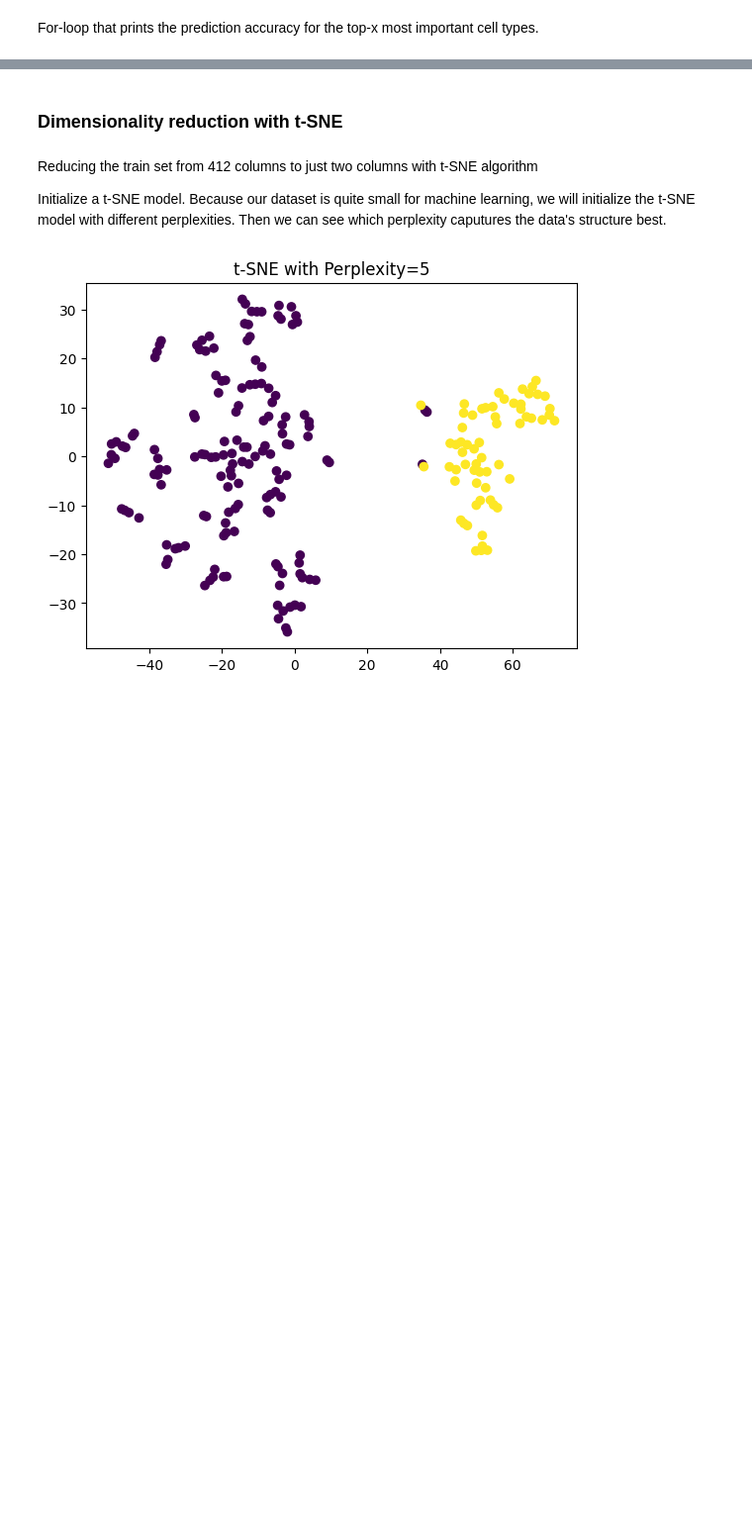
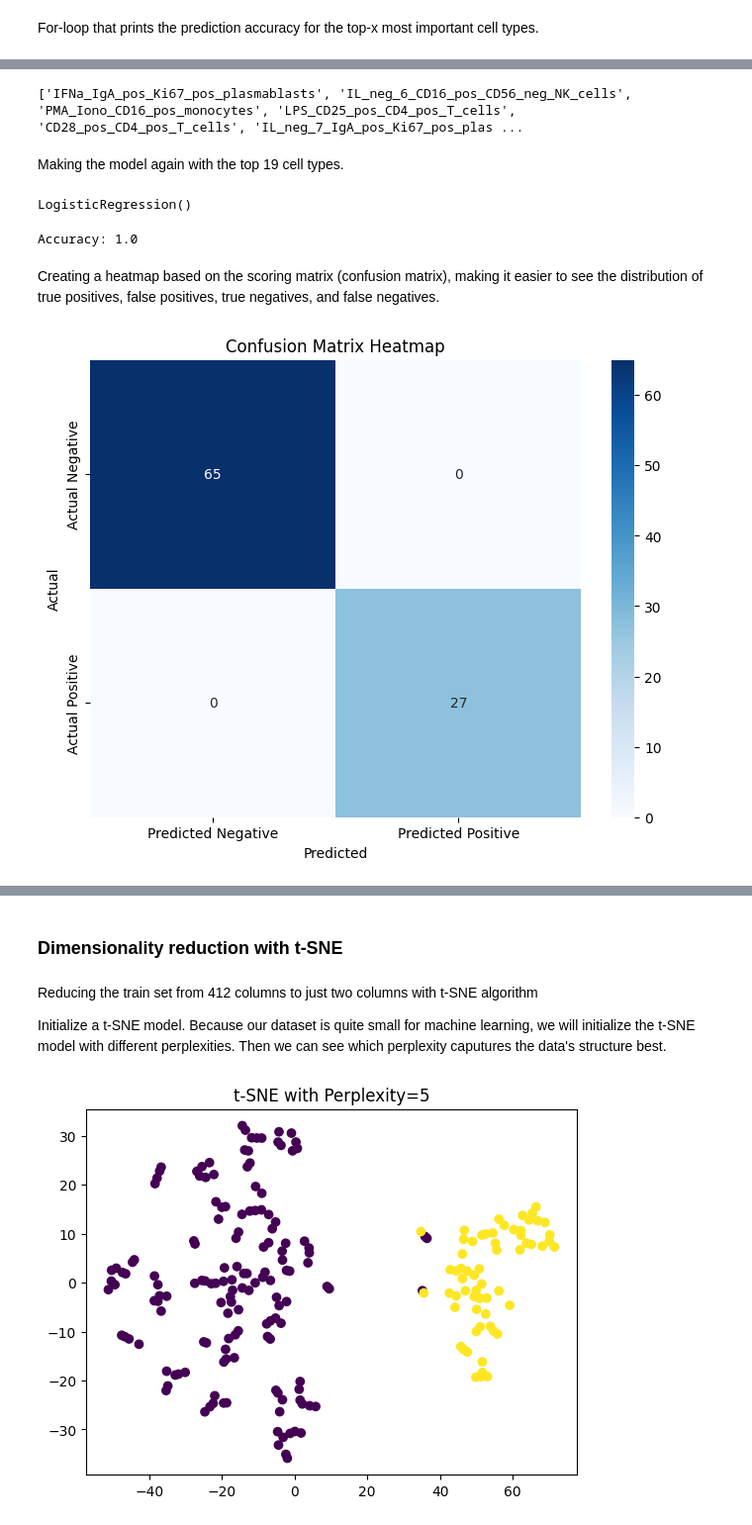
Before and after one commit to Mathis1012/Group-Project-Data, a Jupyter notebook: machine-learning-lsa.ipynb, the cells around one changed output, grey strips where cells are left out. Shown: that part at 99% size. Cells and saved outputs as stored; diff of their text form; code cells hidden in the pictures; blank space fills up the shorter version.

Commit message:
Kaggle Notebook | Machine learning LSA | Version4_Heatmaps_CorrectionSorting

```diff
--- a/machine-learning-lsa.ipynb
+++ b/machine-learning-lsa.ipynb
@@ -501,7 +501,7 @@ The accuracy is again 1.0. One reason can again be the class imbalance of the da
 # %% [markdown]
 For-loop that prints the prediction accuracy for the top-x most important cell types.
 # %%
-for s in range(2,50):
+for s in range(1,50):
     attribute = model_parameters.head(s)["attribute"]
     cls_std.fit(X_train_std[attribute], y_train)
     print("Accuracy: {}".format(cls_std.score(X_test_std[attribute],y_test)))
@@ -533,0 +532,36 @@ print(selected_attributes[0:14])
+# %%
+TOP_19_cells = selected_attributes[0:19]
+print(TOP_19_cells)
+# %% [output]
+['IFNa_IgA_pos_Ki67_pos_plasmablasts', 'IL_neg_6_CD16_pos_CD56_neg_NK_cells', 'PMA_Iono_CD16_pos_monocytes', 'LPS_CD25_pos_CD4_pos_T_cells', 'CD28_pos_CD4_pos_T_cells', 'IL_neg_7_IgA_pos_Ki67_pos_plas ...
+# %% [markdown]
+Making the model again with the top 19 cell types.
+# %%
+cls_std.fit(X_train_std[TOP_19_cells],y_train)
+# %% [output]
+LogisticRegression()
+# %%
+print("Accuracy: {}".format(cls_std.score(X_test_std[TOP_19_cells],y_test)))
+# %% [output]
+Accuracy: 1.0
+# %% [markdown]
+Creating a heatmap based on the scoring matrix (confusion matrix), making it easier to see the distribution of true positives, false positives, true negatives, and false negatives.
+# %%
+from sklearn.metrics import confusion_matrix
+import seaborn as sns
+
+# Predict on the test set
+y_pred = cls_std.predict(X_test_std[TOP_19_cells])
+
+# Generate the confusion matrix
+cm = confusion_matrix(y_test, y_pred)
+
+# Plot the heatmap
+plt.figure(figsize=(8, 6))
+sns.heatmap(cm, annot=True, fmt='d', cmap='Blues', xticklabels=['Predicted Negative', 'Predicted Positive'], yticklabels=['Actual Negative', 'Actual Positive'])
+plt.xlabel('Predicted')
+plt.ylabel('Actual')
+plt.title('Confusion Matrix Heatmap')
+plt.show()
+# %% [output]
+[figure, added]
```
Also changed, not shown: parts of 24 cells of this notebook.
